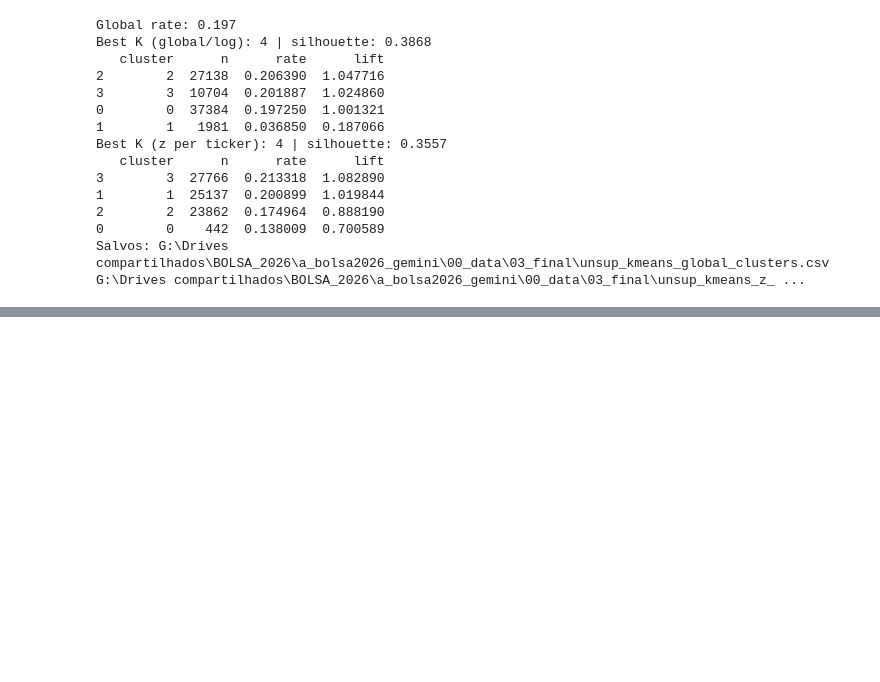
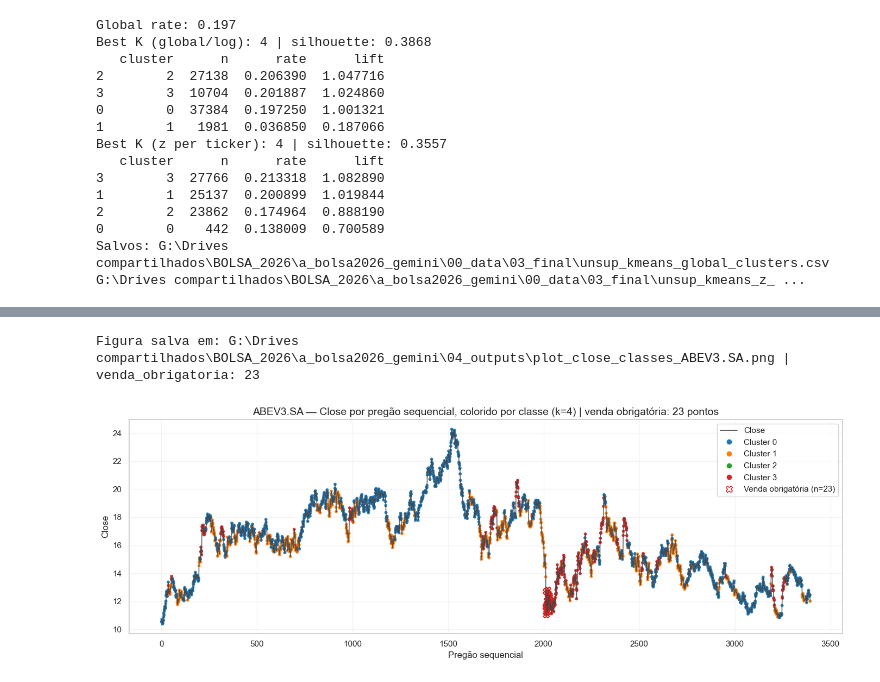
Before and after one commit to WRMELO/bolsa_2026_gemini, a Jupyter notebook: 01_notebooks/eda.ipynb, the cells around one changed output, grey strips where cells are left out. Drawn from its saved outputs; the diff is of its cells as text; code cells hidden in the pictures; blank space fills up the shorter version.

```diff
--- a/01_notebooks/eda.ipynb
+++ b/01_notebooks/eda.ipynb
@@ -2701,0 +3003,66 @@ Salvos: G:\Drives compartilhados\BOLSA_2026\a_bolsa2026_gemini\00_data\03_final\
+# %%
+# === Plot ABEV3 por pregão sequencial, colorindo por classe (cluster k=4) ===
+import matplotlib.pyplot as plt
+import matplotlib as mpl
+
+# Carregar atribuições se não estiver em memória
+ass_path = PROJECT_ROOT / '00_data' / '03_final' / 'unsup_close_kmeans4_assignments.parquet'
+if 'ass_df' not in globals():
+    ass_df = pd.read_parquet(ass_path)
+
+# Selecionar ticker
+ticker_plot = 'ABEV3.SA'
+
+df_tk = ass_df[ass_df['ticker'] == ticker_plot].copy()
+df_tk['date'] = pd.to_datetime(df_tk['date'])
+df_tk = df_tk.sort_values('date')
+
+# Trazer CLOSE
+close_series = close_p[ticker_plot].dropna().copy()
+close_series.index = pd.to_datetime(close_series.index)
+
+df_tk = df_tk.merge(close_series.rename('close'), left_on='date', right_index=True, how='left')
+df_tk = df_tk.dropna(subset=['close'])
+
+# Pregão sequencial
+df_tk['seq'] = np.arange(1, len(df_tk)+1)
+
+# Paleta por cluster
+palette = {0: '#1f77b4', 1: '#ff7f0e', 2: '#2ca02c', 3: '#d62728'}
+colors = df_tk['cluster'].map(palette).fillna('#7f7f7f')
+
+plt.figure(figsize=(14, 5))
+plt.plot(df_tk['seq'], df_tk['close'], color='#444', linewidth=1.2, alpha=0.8, label='Close')
+plt.scatter(df_tk['seq'], df_tk['close'], c=colors, s=10, alpha=0.9, label='Classe (cluster)')
+
+# Marcar pontos de venda obrigatória
+vo_mask = (df_tk.get('acao') == 'venda_obrigatoria')
+vo_n = int(vo_mask.sum()) if vo_mask is not None else 0
+if vo_n > 0:
+    plt.scatter(df_tk.loc[vo_mask, 'seq'], df_tk.loc[vo_mask, 'close'],
+                marker='X', s=64, facecolors='none', edgecolors='#e41a1c', linewidths=1.4,
+                label=f'Venda obrigatória (n={vo_n})')
+
+# Legenda de clusters
+handles = [mpl.lines.Line2D([0],[0], marker='o', color='w', label=f'Cluster {c}', markerfacecolor=palette[c], markersize=8) for c in sorted(palette.keys())]
+legend_items = [mpl.lines.Line2D([0],[0], color='#444', lw=1.2, label='Close')] + handles
+if vo_n > 0:
+    legend_items.append(mpl.lines.Line2D([0],[0], marker='X', color='w', label=f'Venda obrigatória (n={vo_n})', markeredgecolor='#e41a1c', markerfacecolor='none', markersize=8, linewidth=0))
+plt.legend(handles=legend_items, loc='best')
+
+ttl = f'{ticker_plot} — Close por pregão sequencial, colorido por classe (k=4)'
+if vo_n > 0:
+    ttl += f' | venda obrigatória: {vo_n} pontos'
+plt.title(ttl)
+plt.xlabel('Pregão sequencial')
+plt.ylabel('Close')
+plt.grid(True, alpha=0.2)
+plt.tight_layout()
+
+# Salvar figura
+fig_path = PROJECT_ROOT / '04_outputs' / f'plot_close_classes_{ticker_plot}.png'
+plt.savefig(fig_path, dpi=150)
+print('Figura salva em:', fig_path, '| venda_obrigatoria:', vo_n)
+# %% [output]
+Figura salva em: G:\Drives compartilhados\BOLSA_2026\a_bolsa2026_gemini\04_outputs\plot_close_classes_ABEV3.SA.png | venda_obrigatoria: 23
+[figure, added]
```
Also changed, not shown: parts of 10 cells of this notebook.
